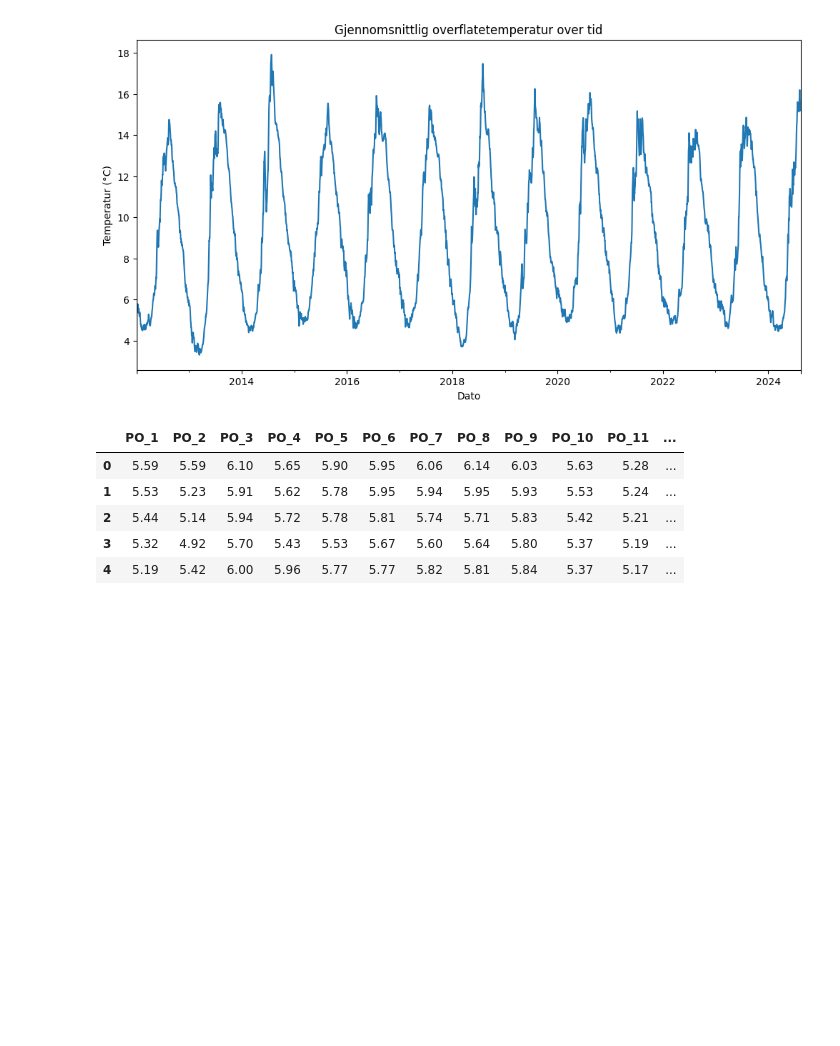
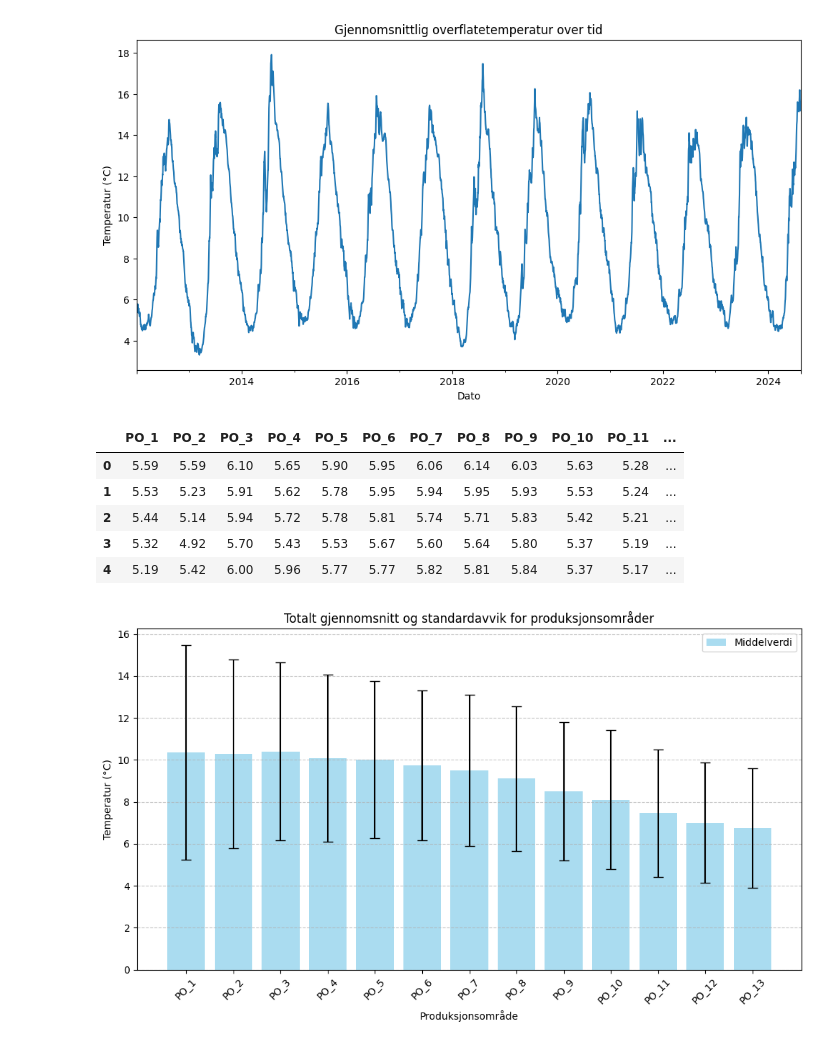
Before and after one commit to kavlikaviar/Bachelor, a Jupyter notebook: bachelor_havtemp.ipynb, the cells around one changed output. Saved outputs shown, nothing was run; the diff lists cells and outputs as text; code cells hidden in the pictures; blank space fills up the shorter version.

```diff
--- a/bachelor_havtemp.ipynb
+++ b/bachelor_havtemp.ipynb
@@ -36,3 +36,26 @@ df.head()
 | 2 | 5.44 | 5.14 | 5.94 | 5.72 | 5.78 | 5.81 | 5.74 | 5.71 | 5.83 | 5.42 | 5.21 | ... |
 | 3 | 5.32 | 4.92 | 5.70 | 5.43 | 5.53 | 5.67 | 5.60 | 5.64 | 5.80 | 5.37 | 5.19 | ... |
 | 4 | 5.19 | 5.42 | 6.00 | 5.96 | 5.77 | 5.77 | 5.82 | 5.81 | 5.84 | 5.37 | 5.17 | ... |
+# %%
+# plotter gjennomsnittlig årlig temperatur for hvert PO med standasavvik i et stolpediagram
+
+# Finn alle kolonner som representerer produksjonsområder
+po_cols = [col for col in df.columns if col.startswith('PO_')]
+
+# Beregn totalt gjennomsnitt og standardavvik for hvert produksjonsområde
+po_means = df[po_cols].mean()
+po_stds = df[po_cols].std()
+
+# Plot stolpediagram
+plt.figure(figsize=(10, 6))
+plt.bar(po_means.index, po_means, yerr=po_stds, capsize=5, alpha=0.7, color='skyblue', label='Middelverdi')
+plt.title("Totalt gjennomsnitt og standardavvik for produksjonsområder")
+plt.xlabel("Produksjonsområde")
+plt.ylabel("Temperatur (°C)")
+plt.xticks(rotation=45)
+plt.legend()
+plt.grid(axis='y', linestyle='--', alpha=0.7)
+plt.tight_layout()
+plt.show()
+# %% [output]
+[figure, added]
```
Also changed, not shown: parts of 3 cells of this notebook, 3 other files.
